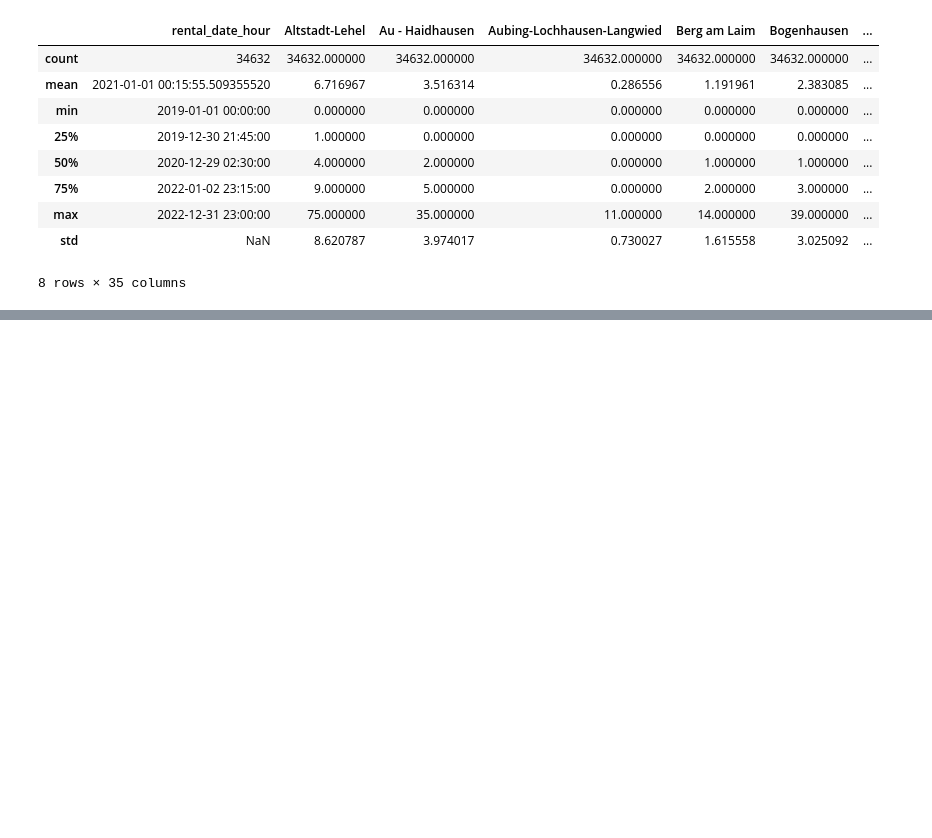
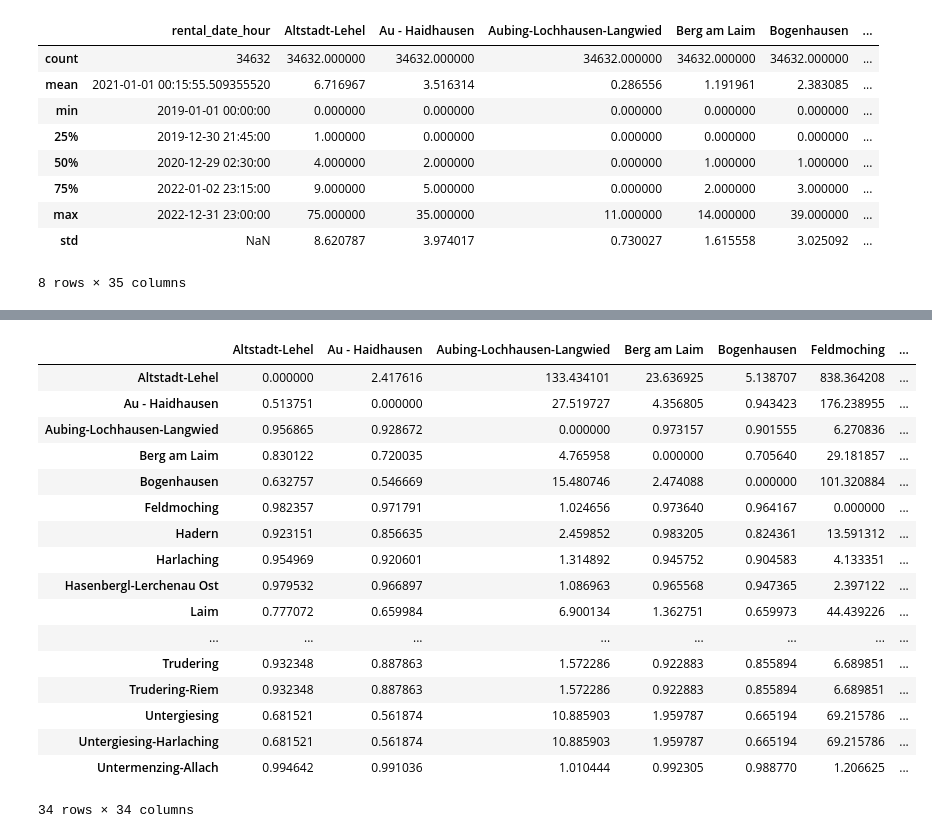
Before and after one commit to shoefer987/bike_sharing_demand, a Jupyter notebook: notebooks/shoefer987_eda_rnn_notebook.ipynb, the cells around one changed output, grey strips where cells are left out. Drawn from its saved outputs; the diff is of its cells as text; code cells hidden in the pictures; blank space fills up the shorter version.

```diff
--- a/notebooks/shoefer987_eda_rnn_notebook.ipynb
+++ b/notebooks/shoefer987_eda_rnn_notebook.ipynb
@@ -43,3 +43,5 @@ data.describe()
 | max | 2022-12-31 23:00:00 | 75.000000 | 35.000000 | 11.000000 | 14.000000 | 39.000000 | ... |
 | std | NaN | 8.620787 | 3.974017 | 0.730027 | 1.615558 | 3.025092 | ... |
 8 rows × 35 columns
+# %%
+variances = data.describe().loc['std'][1:]**2
@@ -45,0 +68,3 @@ data.describe()
+# %%
+var_dict = {x_key: [np.var(data[x_key]-data[y_key])/x_val for y_key, y_val in variances.items()] for x_key, x_val in variances.items()}
+var_dict
@@ -45,0 +89,21 @@ data.describe()
+# %%
+pd.DataFrame(var_dict, index=data.columns[1:])
+# %% [output]
+|  | Altstadt-Lehel | Au - Haidhausen | Aubing-Lochhausen-Langwied | Berg am Laim | Bogenhausen | Feldmoching | ... |
+| Altstadt-Lehel | 0.000000 | 2.417616 | 133.434101 | 23.636925 | 5.138707 | 838.364208 | ... |
+| Au - Haidhausen | 0.513751 | 0.000000 | 27.519727 | 4.356805 | 0.943423 | 176.238955 | ... |
+| Aubing-Lochhausen-Langwied | 0.956865 | 0.928672 | 0.000000 | 0.973157 | 0.901555 | 6.270836 | ... |
+| Berg am Laim | 0.830122 | 0.720035 | 4.765958 | 0.000000 | 0.705640 | 29.181857 | ... |
+| Bogenhausen | 0.632757 | 0.546669 | 15.480746 | 2.474088 | 0.000000 | 101.320884 | ... |
+| Feldmoching | 0.982357 | 0.971791 | 1.024656 | 0.973640 | 0.964167 | 0.000000 | ... |
+| Hadern | 0.923151 | 0.856635 | 2.459852 | 0.983205 | 0.824361 | 13.591312 | ... |
+| Harlaching | 0.954969 | 0.920601 | 1.314892 | 0.945752 | 0.904583 | 4.133351 | ... |
+| Hasenbergl-Lerchenau Ost | 0.979532 | 0.966897 | 1.086963 | 0.965568 | 0.947365 | 2.397122 | ... |
+| Laim | 0.777072 | 0.659984 | 6.900134 | 1.362751 | 0.659973 | 44.439226 | ... |
+| ... | ... | ... | ... | ... | ... | ... | ... |
+| Trudering | 0.932348 | 0.887863 | 1.572286 | 0.922883 | 0.855894 | 6.689851 | ... |
+| Trudering-Riem | 0.932348 | 0.887863 | 1.572286 | 0.922883 | 0.855894 | 6.689851 | ... |
+| Untergiesing | 0.681521 | 0.561874 | 10.885903 | 1.959787 | 0.665194 | 69.215786 | ... |
+| Untergiesing-Harlaching | 0.681521 | 0.561874 | 10.885903 | 1.959787 | 0.665194 | 69.215786 | ... |
+| Untermenzing-Allach | 0.994642 | 0.991036 | 1.010444 | 0.992305 | 0.988770 | 1.206625 | ... |
+34 rows × 34 columns
```
Also changed, not shown: parts of 7 cells of this notebook.
